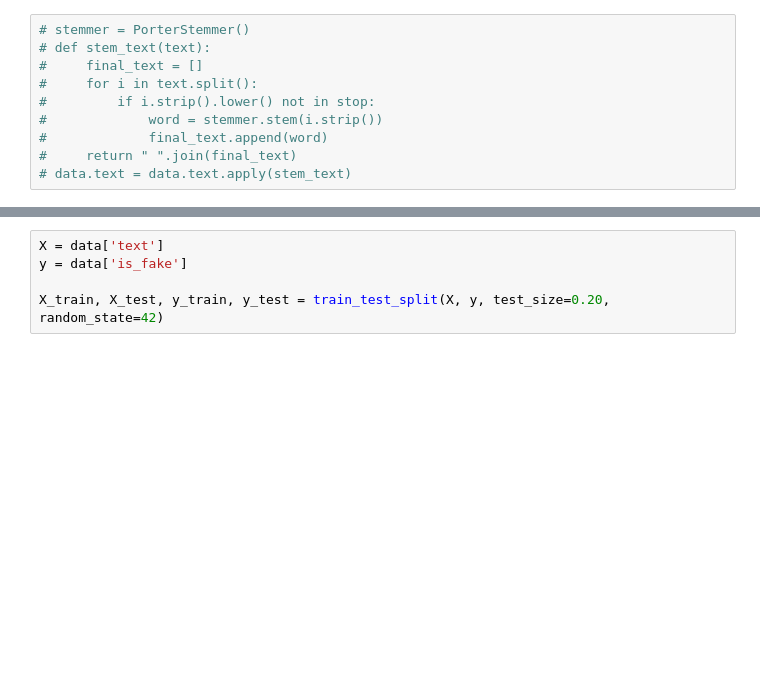
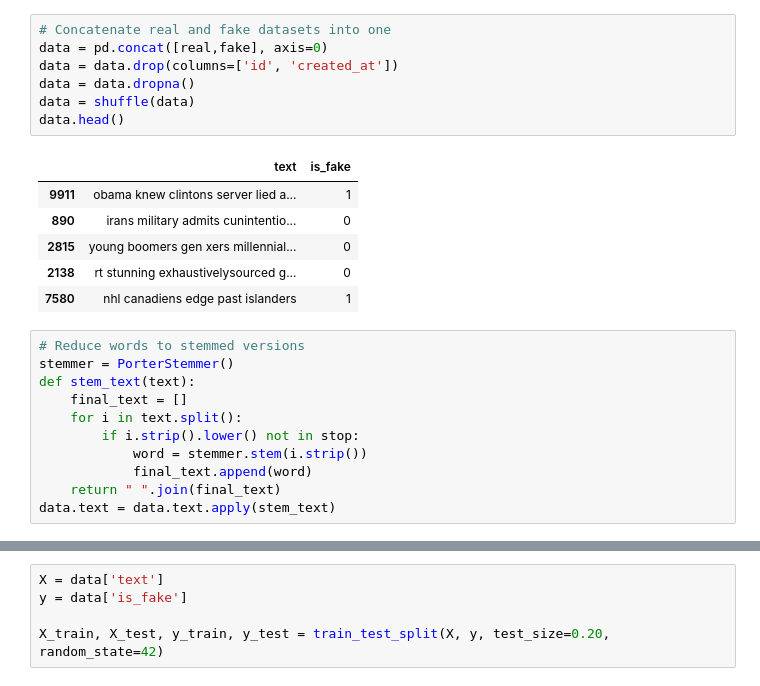
Before and after one commit to AndyLam1224/Fake-News-Detector, a Jupyter notebook: Fake_News_Classifier.ipynb, the cells around one changed output, grey strips where cells are left out. Drawn from its saved outputs; the diff is of its cells as text; blank space fills up the shorter version.

```diff
--- a/Fake_News_Classifier.ipynb
+++ b/Fake_News_Classifier.ipynb
@@ -152,13 +133,28 @@ stop.update(punctuation)
+# %%
+# Concatenate real and fake datasets into one
+data = pd.concat([real,fake], axis=0)
+data = data.drop(columns=['id', 'created_at'])
+data = data.dropna()
+data = shuffle(data)
+data.head()
+# %% [output]
+|  | text | is_fake |
+| 9911 | obama knew clintons server lied a... | 1 |
+| 890 | irans military admits cunintentio... | 0 |
+| 2815 | young boomers gen xers millennial... | 0 |
+| 2138 | rt stunning exhaustivelysourced g... | 0 |
+| 7580 | nhl canadiens edge past islanders | 1 |
 # %%
-# stemmer = PorterStemmer()
-# def stem_text(text):
-#     final_text = []
-#     for i in text.split():
-#         if i.strip().lower() not in stop:
-#             word = stemmer.stem(i.strip())
-#             final_text.append(word)
-#     return " ".join(final_text)
-# data.text = data.text.apply(stem_text)
+# Reduce words to stemmed versions
+stemmer = PorterStemmer()
+def stem_text(text):
+    final_text = []
+    for i in text.split():
+        if i.strip().lower() not in stop:
+            word = stemmer.stem(i.strip())
+            final_text.append(word)
+    return " ".join(final_text)
+data.text = data.text.apply(stem_text)
 # %%
 data.head()
 # %% [output]
```
Also changed, not shown: parts of 21 cells of this notebook.
